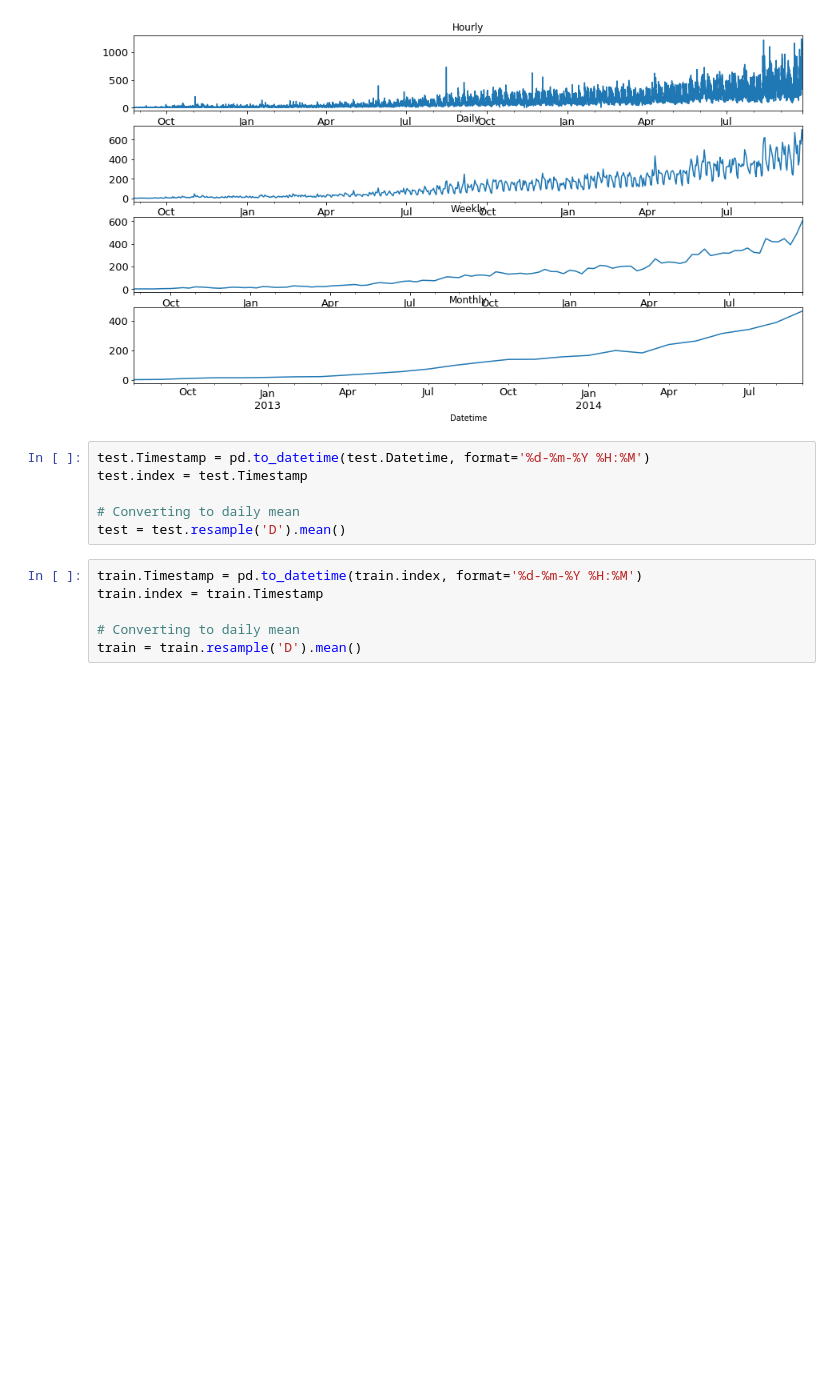
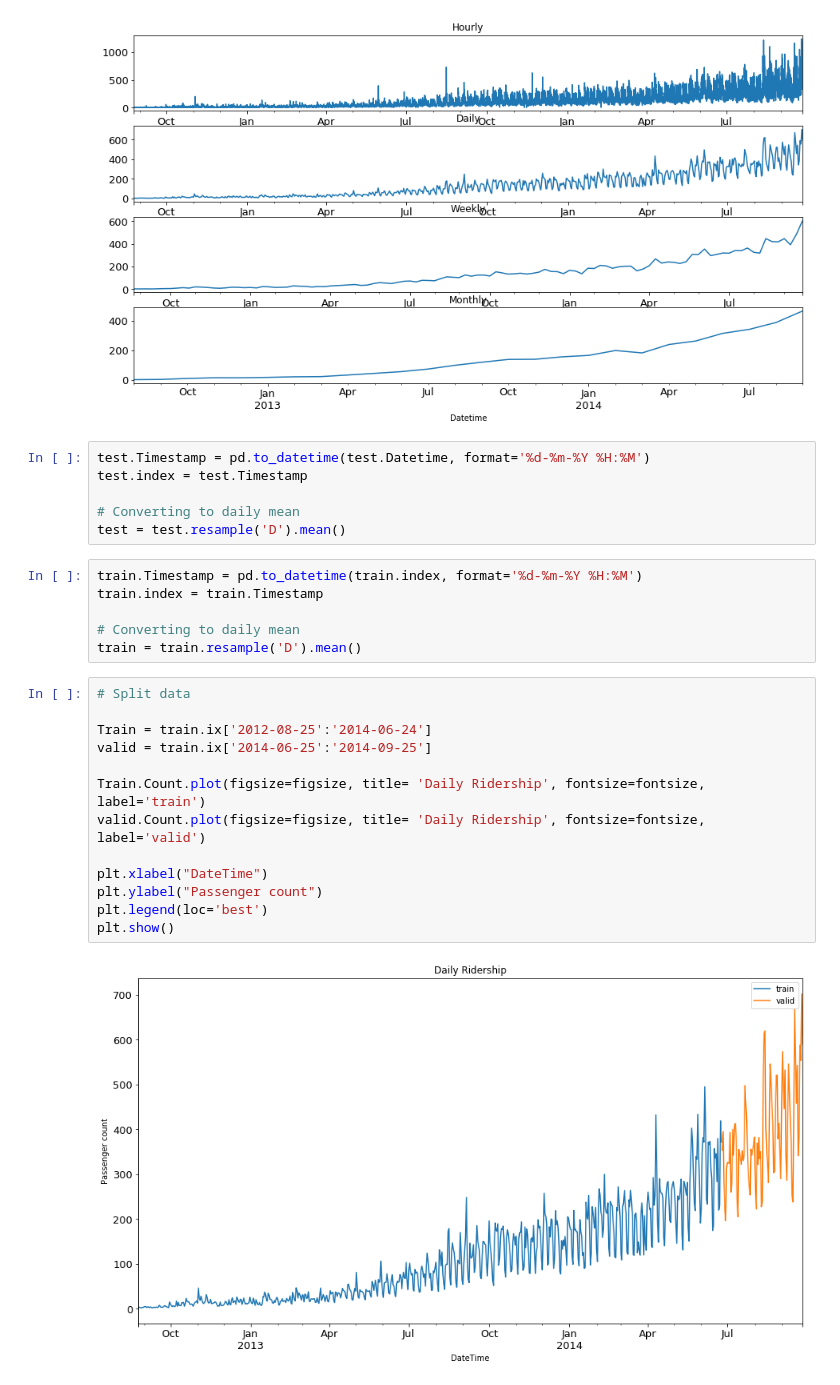
Before and after one commit to anologicon/jat-rail-time-series, a Jupyter notebook: JatRailTimeSeries.ipynb, the cells around one changed output. Cells and saved outputs as stored; diff of their text form; blank space fills up the shorter version.

```diff
--- a/JatRailTimeSeries.ipynb
+++ b/JatRailTimeSeries.ipynb
@@ -154,3 +154,18 @@ train.index = train.Timestamp
 
 # Converting to daily mean
 train = train.resample('D').mean()
+# %%
+# Split data
+
+Train = train.ix['2012-08-25':'2014-06-24']
+valid = train.ix['2014-06-25':'2014-09-25']
+
+Train.Count.plot(figsize=figsize, title= 'Daily Ridership', fontsize=fontsize, label='train')
+valid.Count.plot(figsize=figsize, title= 'Daily Ridership', fontsize=fontsize, label='valid')
+
+plt.xlabel("DateTime")
+plt.ylabel("Passenger count")
+plt.legend(loc='best')
+plt.show()
+# %% [output]
+[figure, added]
```
